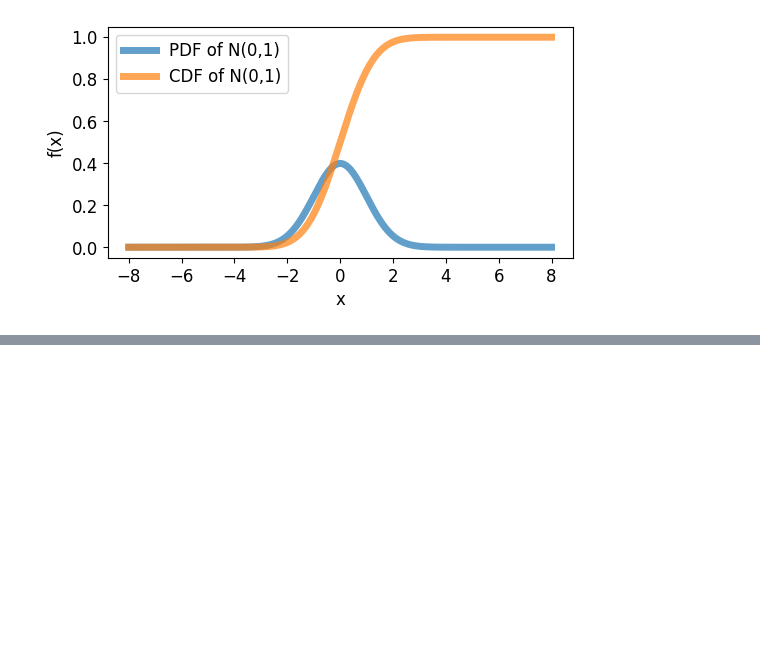
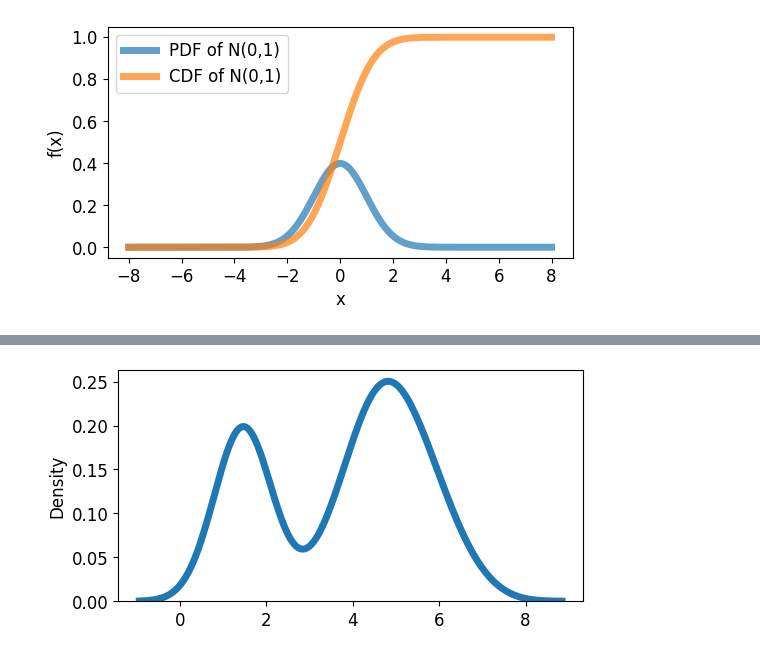
Before and after one commit to formegusto/pattern-recognition, a Jupyter notebook: 07.Distribution.ipynb, the cells around one changed output, grey strips where cells are left out. Saved outputs shown, nothing was run; the diff lists cells and outputs as text; code cells hidden in the pictures; blank space fills up the shorter version.

```diff
--- a/07.Distribution.ipynb
+++ b/07.Distribution.ipynb
@@ -72,3 +159,8 @@ plt.legend(loc='upper left')
 plt.show()
 # %% [output]
 [figure]
+# %%
+import seaborn as sns
+
+iris = sns.load_dataset('iris')
+iris
@@ -74,0 +181,6 @@ plt.show()
+# %%
+x = iris.petal_length.values
+sns.kdeplot(x)
+plt.show()
+# %% [output]
+[figure, added]
```
Also changed, not shown: parts of 20 cells of this notebook, 1 other file.
